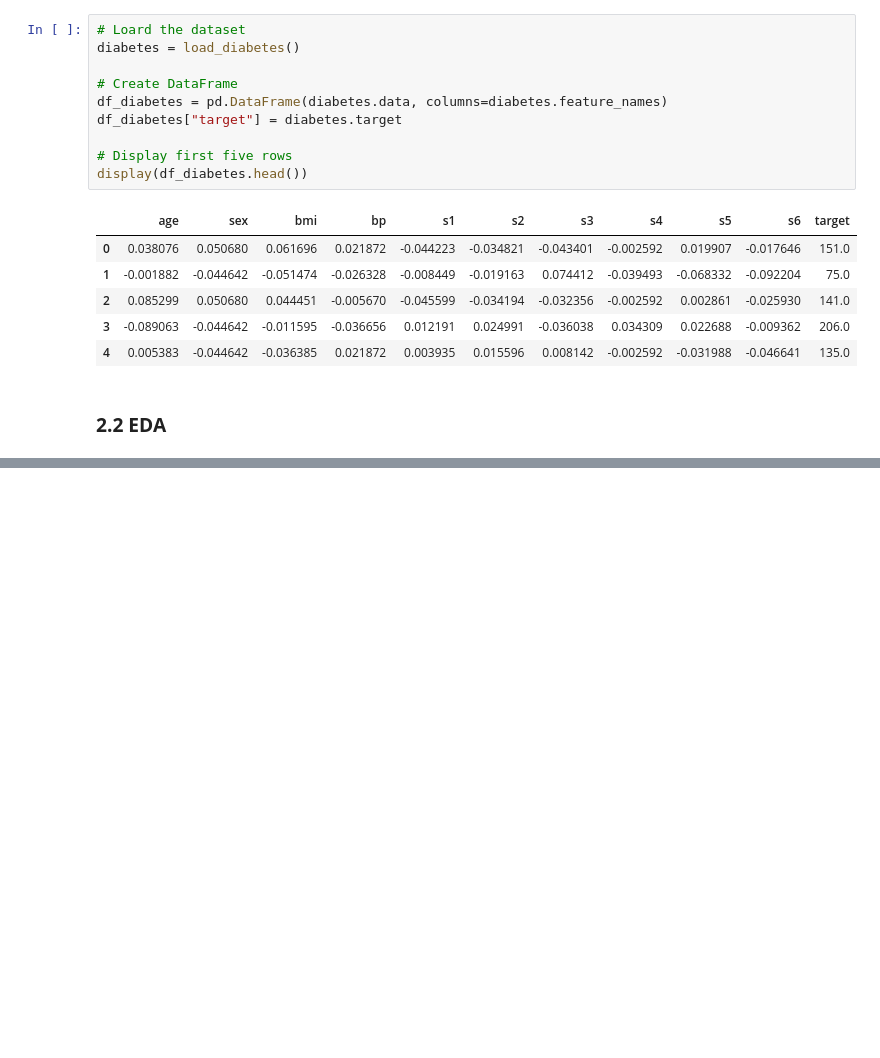
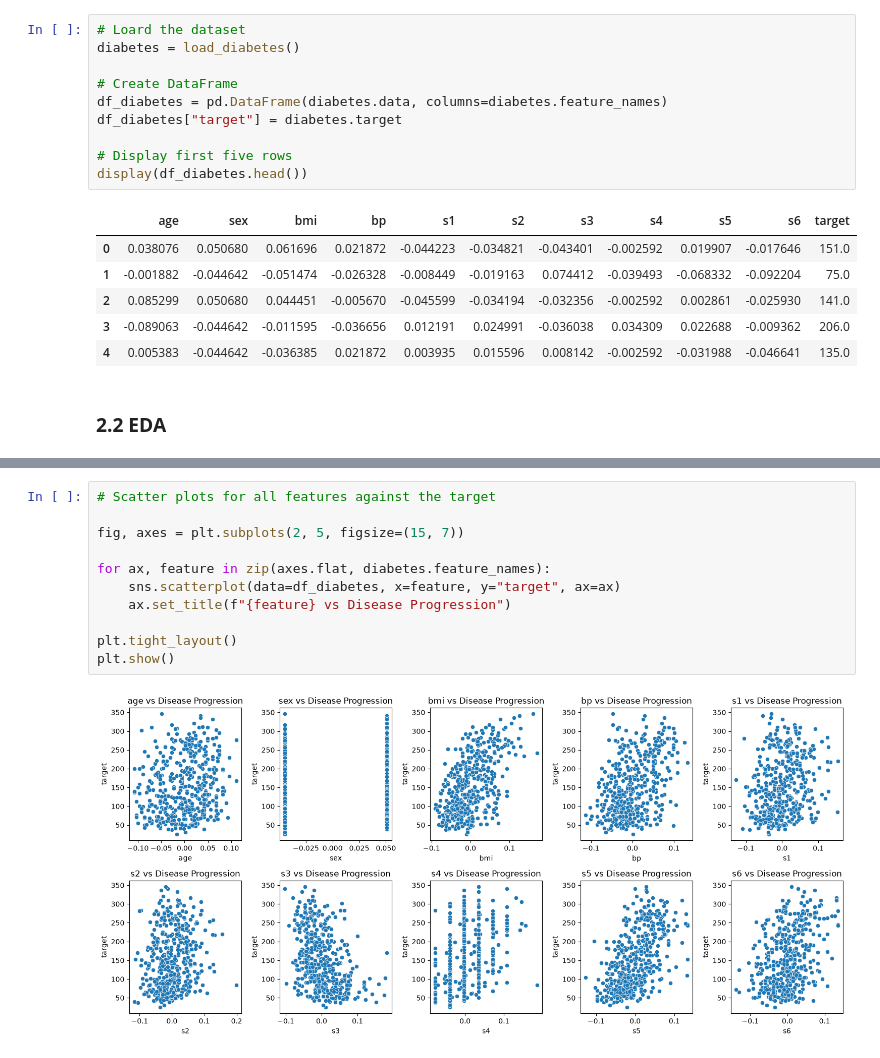
Before and after one commit to Yvesangwa/Diabetes-Disease-Progression-Prediction, a Jupyter notebook: Diabetes_Progression_Prediction.ipynb, the cells around one changed output, grey strips where cells are left out. Drawn from its saved outputs; the diff is of its cells as text; blank space fills up the shorter version.

Commit message:
Data Preparation and Exploration

```diff
--- a/Diabetes_Progression_Prediction.ipynb
+++ b/Diabetes_Progression_Prediction.ipynb
@@ -66,0 +125,13 @@ display(df_diabetes.head())
+# %%
+# Scatter plots for all features against the target
+
+fig, axes = plt.subplots(2, 5, figsize=(15, 7))
+
+for ax, feature in zip(axes.flat, diabetes.feature_names):
+    sns.scatterplot(data=df_diabetes, x=feature, y="target", ax=ax)
+    ax.set_title(f"{feature} vs Disease Progression")
+
+plt.tight_layout()
+plt.show()
+# %% [output]
+[figure, added]
```
Also changed, not shown: parts of 5 cells of this notebook.
